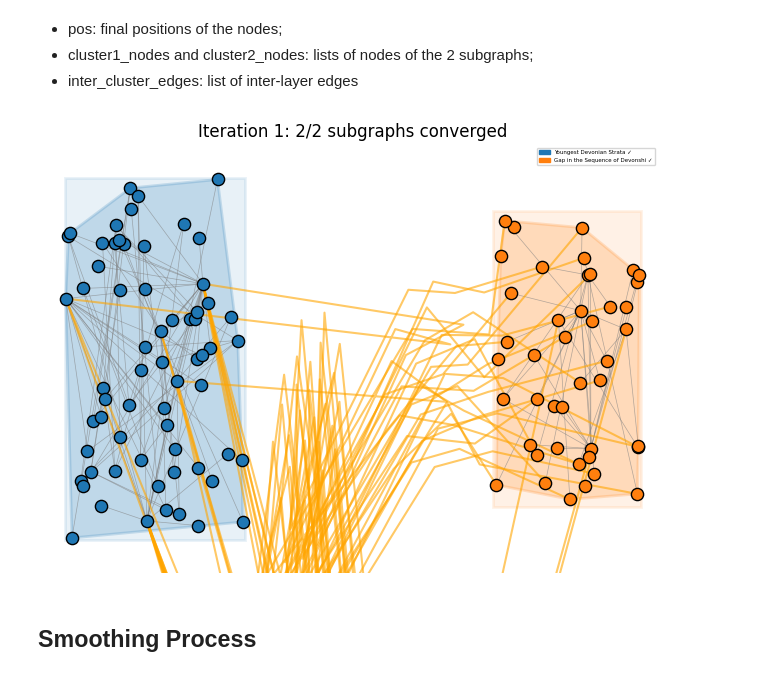
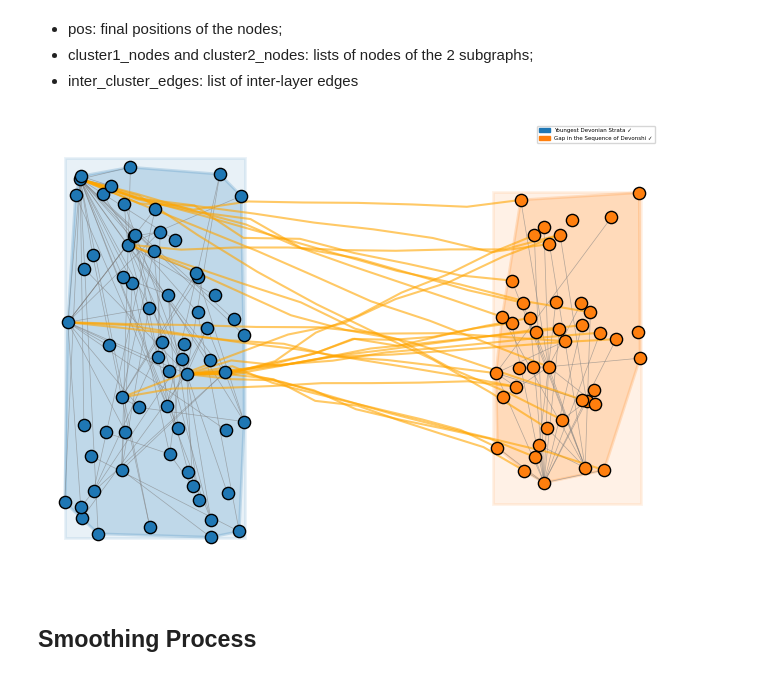
Before and after one commit to Prat2420/Data-Visualization-CurryPasta, a Jupyter notebook: Notebooks/step_5_v3.ipynb, the cells around one changed output. Cells and saved outputs as stored; diff of their text form; code cells hidden in the pictures.

Commit message:
Changes to FDEB part

```diff
--- a/Notebooks/step_5_v3.ipynb
+++ b/Notebooks/step_5_v3.ipynb
@@ -599,9 +599,6 @@ def draw_colorful_FDG_FR_inertia_subgraphs(
 
             plt.legend(handles=legend_patches, loc='best', fontsize=font_size)
 
-            # Add title with convergence information
-            converged_count = sum(1 for sg in subgraph_converged.values() if sg)
-            plt.title(f'Iteration {iteration}: {converged_count}/{num_subgraphs} subgraphs converged')
 
             plt.axis('off')
             plt.tight_layout()
@@ -877,9 +922,6 @@ def actual_drawing_boundled(subgraph_name, region, color_map, nodes, subgraph_no
 
     plt.legend(handles=legend_patches, loc='best', fontsize=font_size)
 
-    # Add title with convergence information
-    converged_count = sum(1 for sg in subgraph_converged.values() if sg)
-    plt.title(f'Iteration {iteration}: {converged_count}/{num_subgraphs} subgraphs converged')
 
     plt.axis('off')
     plt.tight_layout()
@@ -894,12 +936,12 @@ def actual_drawing_boundled(subgraph_name, region, color_map, nodes, subgraph_no
     plt.pause(0.01)
 # %%
 # Apply FDEB to inter-cluster edges
-bundled_edges = apply_fdeb_to_inter_cluster_edges(G, pos, cluster1_nodes, cluster2_nodes, P=5, S=0.1, I=50, compatibility_threshold=0.6)
+bundled_edges = apply_fdeb_to_inter_cluster_edges(G, pos, cluster1_nodes, cluster2_nodes, P=7, S=0.03, I=50, compatibility_threshold=0.06)
 
 # drawing:
 actual_drawing_boundled(*visualization_elements, bundled_edges)
 # %% [output]
-[figure, old version]
+[figure, new version]
 # %% [markdown]
 ## Smoothing Process
 # %%
```
Also changed, not shown: parts of 8 cells of this notebook.
